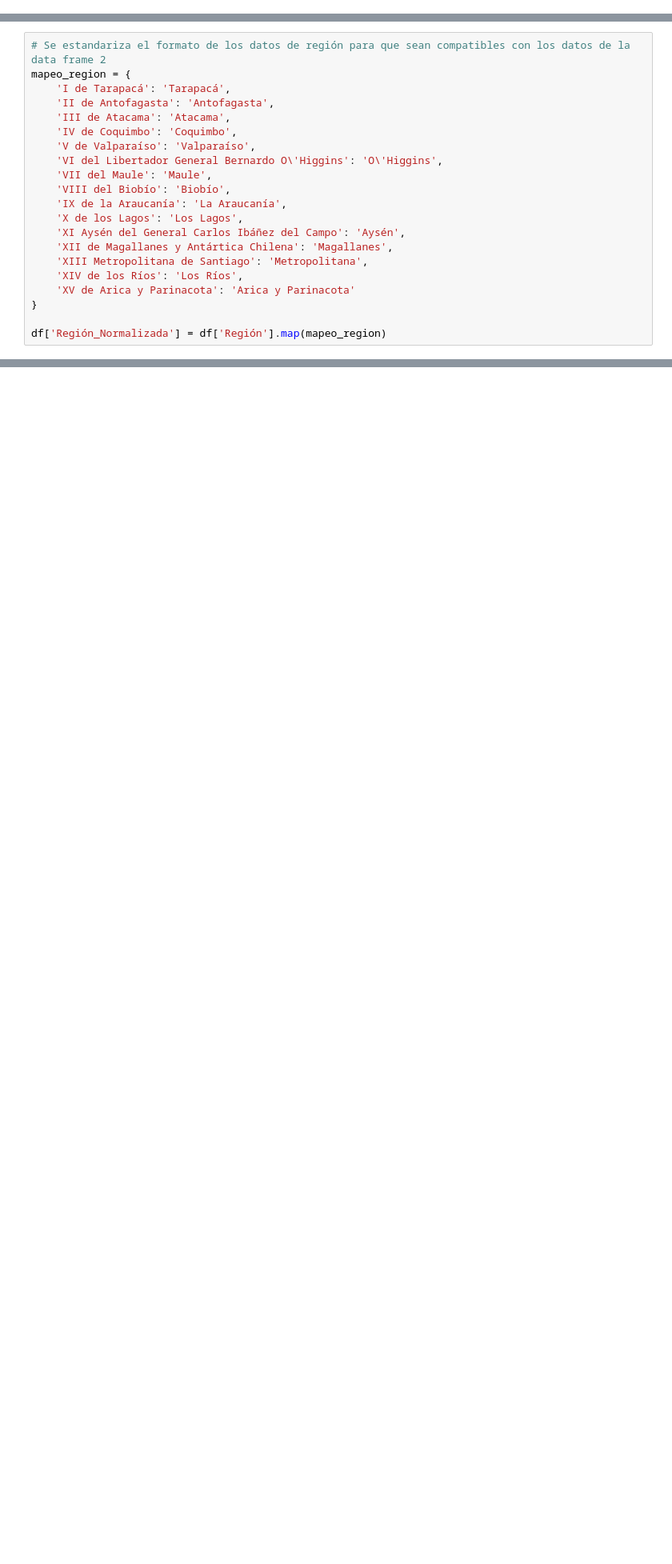
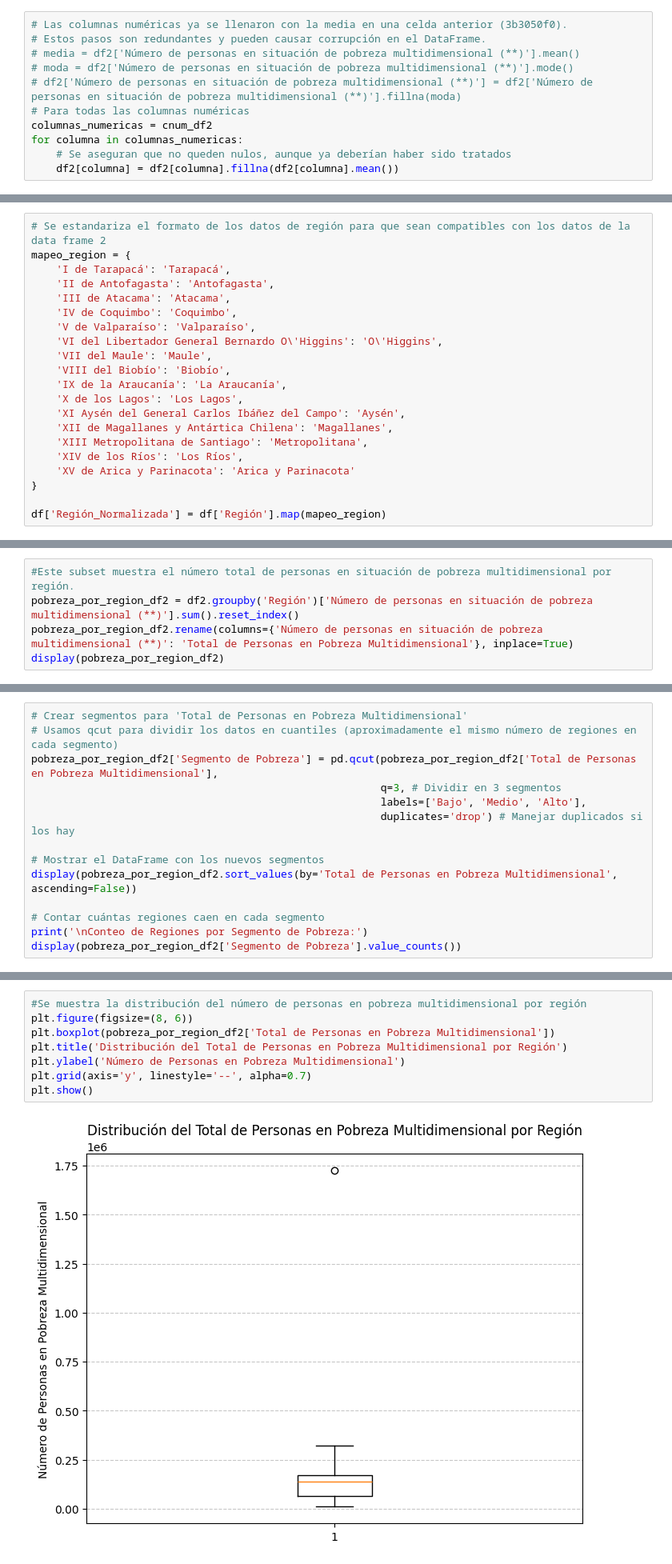
Before and after one commit to masolopa/MINERIADEDATOS, a Jupyter notebook: EV1.ipynb, the cells around one changed output, grey strips where cells are left out. Shown at 80% size. Cells and saved outputs as stored; diff of their text form; blank space fills up the shorter version.

```diff
--- a/EV1.ipynb
+++ b/EV1.ipynb
@@ -534,0 +510,11 @@ dtype: int64
+# %%
+# Las columnas numéricas ya se llenaron con la media en una celda anterior (3b3050f0).
+# Estos pasos son redundantes y pueden causar corrupción en el DataFrame.
+# media = df2['Número de personas en situación de pobreza multidimensional (**)'].mean()
+# moda = df2['Número de personas en situación de pobreza multidimensional (**)'].mode()
+# df2['Número de personas en situación de pobreza multidimensional (**)'] = df2['Número de personas en situación de pobreza multidimensional (**)'].fillna(moda)
+# Para todas las columnas numéricas
+columnas_numericas = cnum_df2
+for columna in columnas_numericas:
+    # Se aseguran que no queden nulos, aunque ya deberían haber sido tratados
+    df2[columna] = df2[columna].fillna(df2[columna].mean())
@@ -622,0 +681,5 @@ plt.show()
+# %%
+#Este subset muestra el número total de personas en situación de pobreza multidimensional por región.
+pobreza_por_region_df2 = df2.groupby('Región')['Número de personas en situación de pobreza multidimensional (**)'].sum().reset_index()
+pobreza_por_region_df2.rename(columns={'Número de personas en situación de pobreza multidimensional (**)': 'Total de Personas en Pobreza Multidimensional'}, inplace=True)
+display(pobreza_por_region_df2)
@@ -622,0 +704,14 @@ plt.show()
+# %%
+# Crear segmentos para 'Total de Personas en Pobreza Multidimensional'
+# Usamos qcut para dividir los datos en cuantiles (aproximadamente el mismo número de regiones en cada segmento)
+pobreza_por_region_df2['Segmento de Pobreza'] = pd.qcut(pobreza_por_region_df2['Total de Personas en Pobreza Multidimensional'],
+                                                        q=3, # Dividir en 3 segmentos
+                                                        labels=['Bajo', 'Medio', 'Alto'],
+                                                        duplicates='drop') # Manejar duplicados si los hay
+
+# Mostrar el DataFrame con los nuevos segmentos
+display(pobreza_por_region_df2.sort_values(by='Total de Personas en Pobreza Multidimensional', ascending=False))
+
+# Contar cuántas regiones caen en cada segmento
+print('\nConteo de Regiones por Segmento de Pobreza:')
+display(pobreza_por_region_df2['Segmento de Pobreza'].value_counts())
@@ -622,0 +754,10 @@ plt.show()
+# %%
+#Se muestra la distribución del número de personas en pobreza multidimensional por región
+plt.figure(figsize=(8, 6))
+plt.boxplot(pobreza_por_region_df2['Total de Personas en Pobreza Multidimensional'])
+plt.title('Distribución del Total de Personas en Pobreza Multidimensional por Región')
+plt.ylabel('Número de Personas en Pobreza Multidimensional')
+plt.grid(axis='y', linestyle='--', alpha=0.7)
+plt.show()
+# %% [output]
+[figure, added]
```
Also changed, not shown: parts of 17 cells of this notebook.
